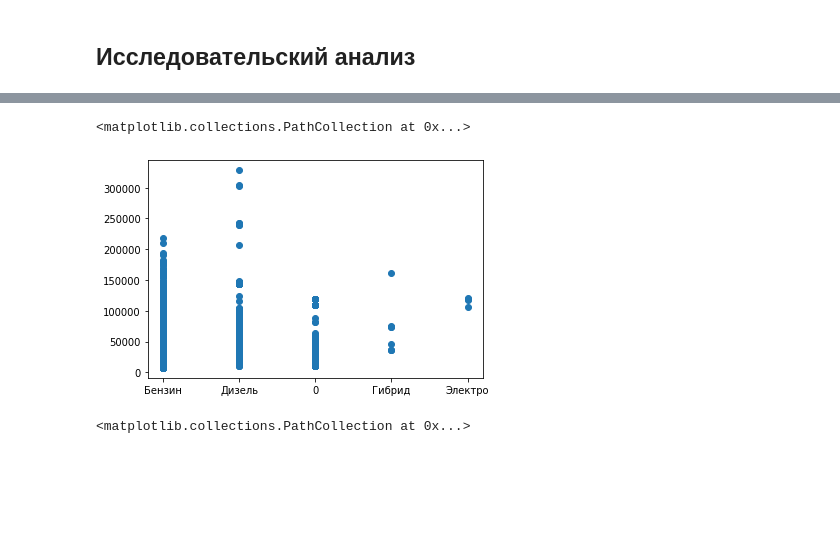
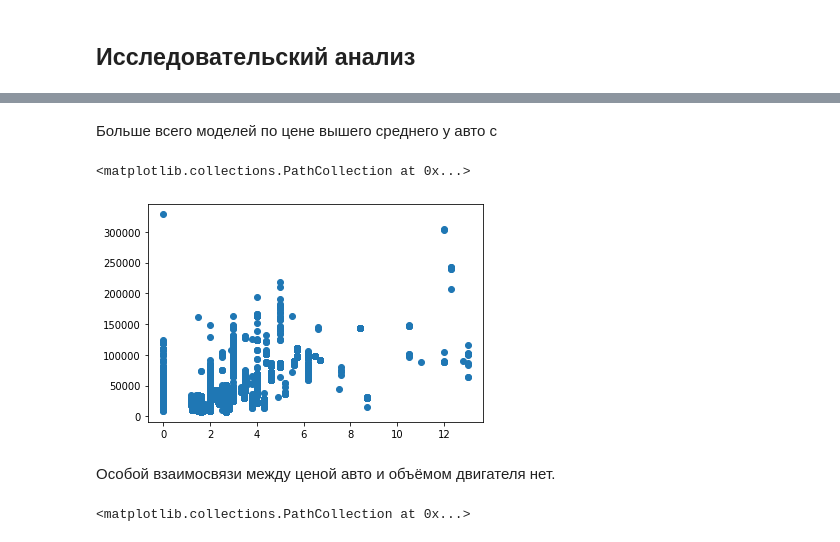
Before and after one commit to Heensz/analysis-of-the-car-market-of-Kazakhstan, a Jupyter notebook: Анализ авторынка Казахстана.ipynb, the cells around one changed output, grey strips where cells are left out. Drawn from its saved outputs; the diff is of its cells as text; code cells hidden in the pictures; blank space fills up the shorter version.

```diff
--- a/Анализ авторынка Казахстана.ipynb
+++ b/Анализ авторынка Казахстана.ipynb
@@ -851,0 +709,11 @@ df = df.drop(['year', 'month','manufacturing_year_fill', 'number_month'], axis =
+# %%
+#изменяем тип на category и проверим результат
+def category_type(df, columns):
+    for column in columns:
+        df[column] = df[column].astype('category')
+    return df
+columns_to_convert = ['fuel_type', 'drive_type', 'segmentation_2013', 'class_2013']
+df = category_type(df, columns_to_convert)
+for column in columns_to_convert:
+    unique_values = df[column].unique()
+    display(f"Уникальные значения в столбце '{column}': {unique_values}")
@@ -979,10 +851,9 @@ for value in values_to_process:
 # %%
-# Создать мультииндекс по столбцу "quantity"
-df.set_index('quantity', append=True, inplace=True)
+# Создадим копию датафрейма
+#изучим аномальные  значения в quantity
+display("Модель авто возврат:", df.query('quantity == -1')[['model', 'brand', 'sale_usd','quantity']])
+print("Количество заказов с 1 машиной в чеке:", round((df.query('quantity == 1')['model'].count())/df['model'].count()*100, 2), "%")
 
-# Группировка по мультииндексу и получение уникальных значений "brand" и "model"
-grouped = df.query('quantity > 50').groupby(['quantity', 'brand', 'model']).size().reset_index(name='count')
-
-# Вывести результат
-print(grouped)
+display("Самые дорогие заказы с количеством авто в чеке больше 50:",df[['brand','model', 'quantity','sale_usd']].sort_values(by='sale_usd',ascending=False).head(15))
+display("Модели, которые чаще всего покупают большими партиями:", df[['brand','model', 'quantity']].sort_values(by='quantity',ascending=False).head(15))
 # %% [output]
@@ -1000,16 +897,0 @@ print(grouped)
-# %%
-# Создаем хеш для каждой строки
-df['hash'] = df.apply(lambda row: hash(tuple(row)), axis=1)
-
-# Находим количество дубликатов для каждого хеша
-duplicate_counts = df['hash'].value_counts().reset_index()
-duplicate_counts.columns = ['hash', 'count']
-
-# Сортируем по количеству дубликатов
-duplicate_counts = duplicate_counts.sort_values(by='count', ascending=False)
-
-# Выводим дубликаты
-duplicates = df[df['hash'].isin(duplicate_counts[duplicate_counts['count'] > 1]['hash'])]
-
-
-duplicate_counts
@@ -1109,0 +1096,3 @@ sns.heatmap(correlation_matrix, annot=True, cmap='coolwarm', linewidths=0.5)
+# %%
+#перезавпись значений объёмов двигателей для Сhevrolet Niva на верное
+df.loc[(df['brand'] == 'Chevrolet') & (df['model'] == 'Niva'), 'engine_capacity_liters'] = 1.7
@@ -1110,8 +1105,12 @@ sns.heatmap(correlation_matrix, annot=True, cmap='coolwarm', linewidths=0.5)
+# %% [markdown]
+Больше всего моделей по цене вышего среднего у авто с
 # %%
-plt.scatter(df['fuel_type'], df['price_usd'])
+plt.scatter(df['engine_capacity_liters'], df['price_usd'])
 # %% [output]
 <matplotlib.collections.PathCollection at 0x...>
-[figure, old version]
+[figure, new version]
+# %% [markdown]
+Особой взаимосвязи между ценой авто и объёмом двигателя нет.
 # %%
 plt.scatter(df['region'], df['price_usd'])
 # %% [output]
```
Also changed, not shown: parts of 135 cells of this notebook.
